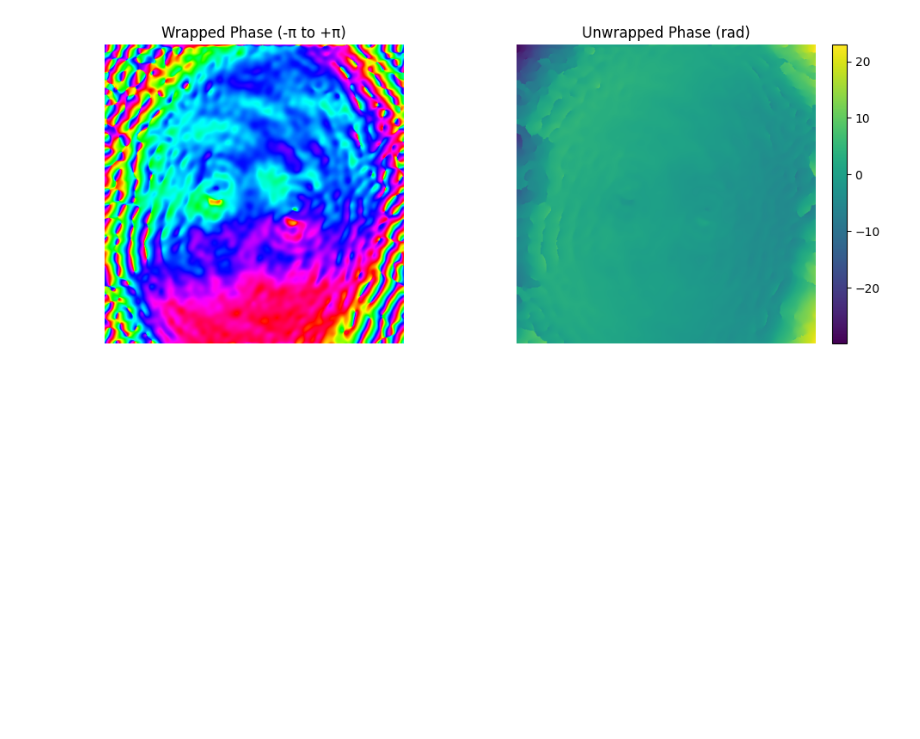
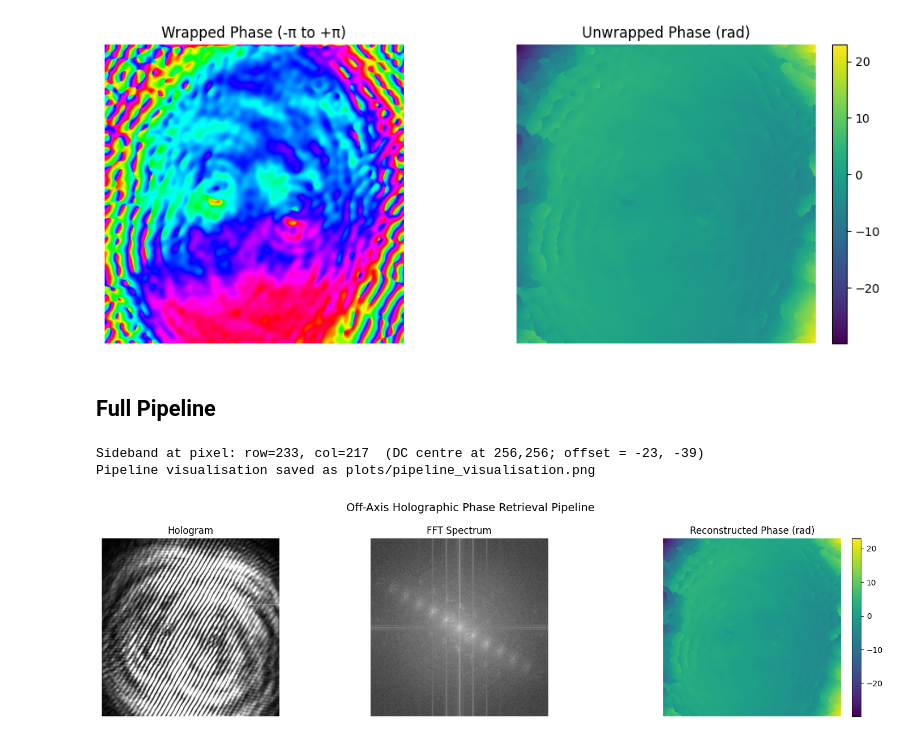
Before and after one commit to Kizito-Nmesomachukwu/IMiP_Week-3-Log_Off-Axis-Holography-Simulation, a Jupyter notebook: notebook.ipynb, the cells around one changed output. Drawn from its saved outputs; the diff is of its cells as text; code cells hidden in the pictures; blank space fills up the shorter version.

```diff
--- a/notebook.ipynb
+++ b/notebook.ipynb
@@ -55,3 +55,11 @@ wrapped_phase, unwrapped_phase = extract_phase(complex_field)
 plot_phase_comparison(wrapped_phase, unwrapped_phase)
 # %% [output]
 [figure]
+# %% [markdown]
+## Full Pipeline
+# %%
+results = run_pipeline("img/pattern_01.png", N=512)
+# %% [output]
+Sideband at pixel: row=233, col=217  (DC centre at 256,256; offset = -23, -39)
+Pipeline visualisation saved as plots/pipeline_visualisation.png
+[figure, added]
```
Also changed, not shown: 3 other files.
